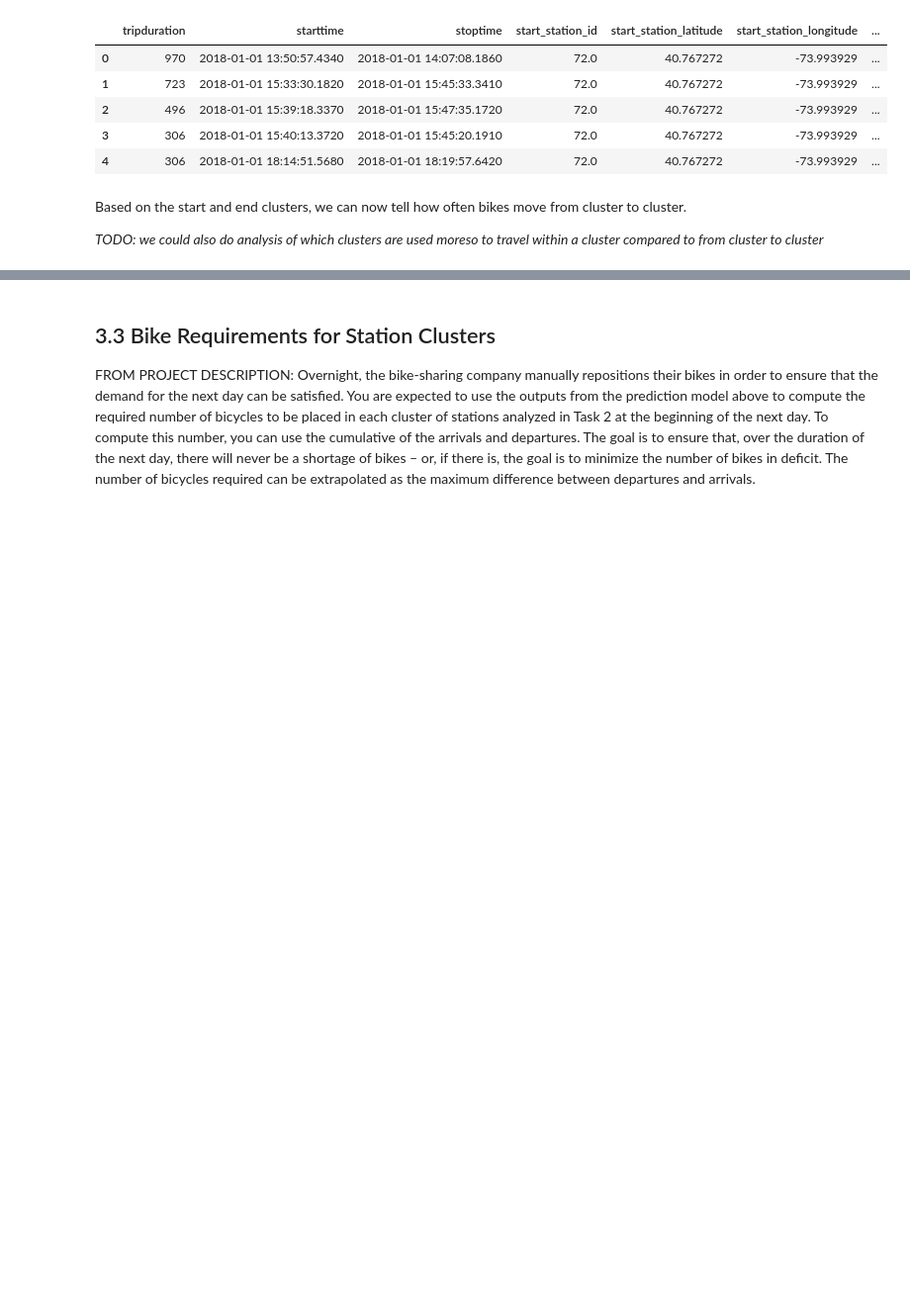
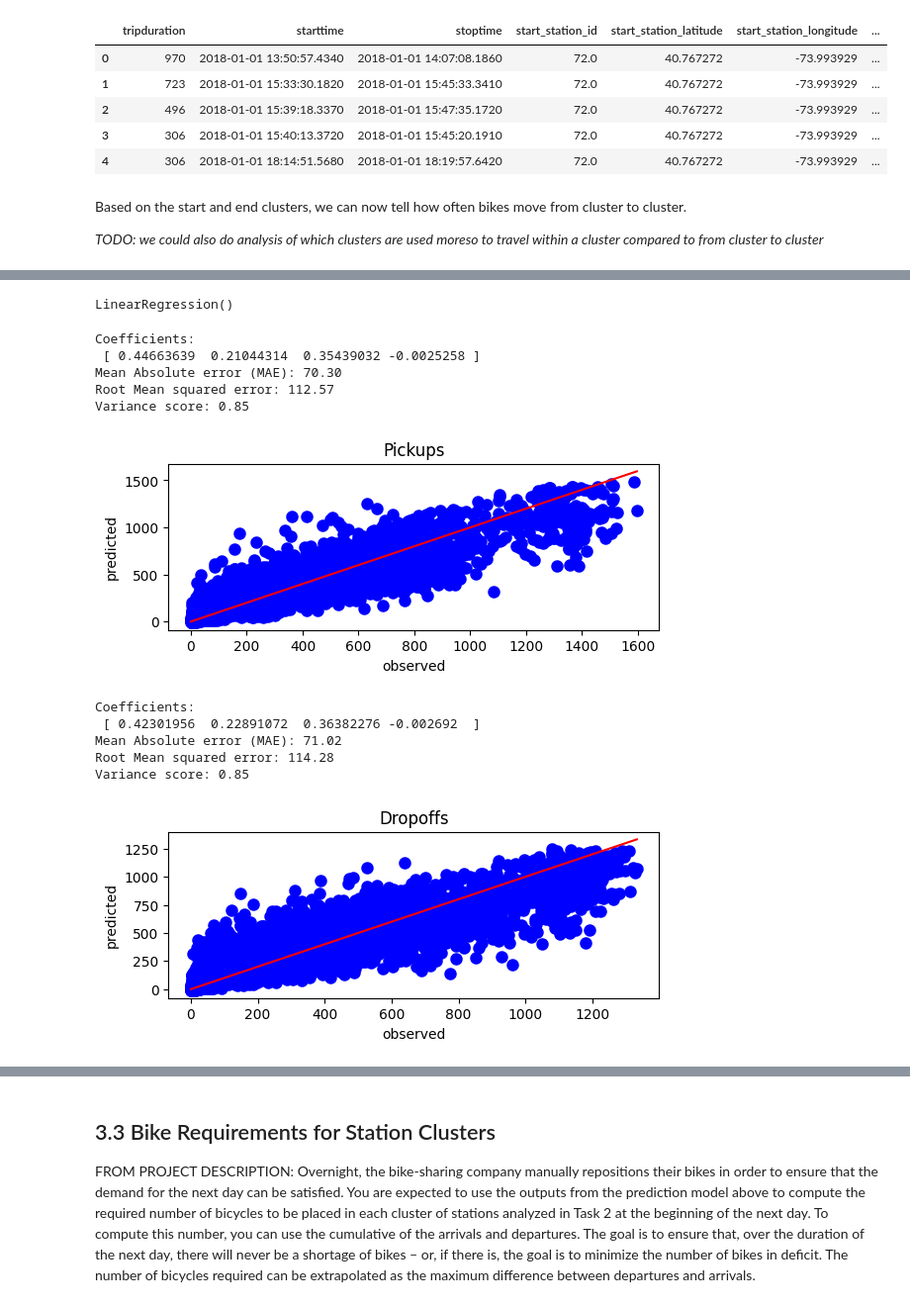
Before and after one commit to 4ug-aug/42577-IBA-Project, a Jupyter notebook: project_first_draft.ipynb, the cells around one changed output, grey strips where cells are left out. Shown at 99% size. Saved outputs shown, nothing was run; the diff lists cells and outputs as text; code cells hidden in the pictures; blank space fills up the shorter version.

```diff
--- a/project_first_draft.ipynb
+++ b/project_first_draft.ipynb
@@ -557,0 +597,6 @@ data. You should instead use the data from January to October (included) to trai
+# %%
+# merge dropoffs and pickups on index
+pickups_and_dropoffs = pickups.merge(dropoffs, left_index=True, right_index=True, how='outer')
+# replace NaN values associated with the merge with 0
+pickups_and_dropoffs = pickups_and_dropoffs.fillna(0)
+pickups_and_dropoffs
@@ -557,0 +661,66 @@ data. You should instead use the data from January to October (included) to trai
+# %%
+# linear regression model
+from sklearn.linear_model import LinearRegression
+
+# Create a linear regression model
+model_pickups = LinearRegression()
+model_dropoffs = LinearRegression()
+
+# Fit the model to the data
+X_pickups  = pickups_and_dropoffs[['1hLagPickups', '24hLagPickups', '168hLagPickups', 'hours_from_start']]
+X_dropoffs = pickups_and_dropoffs[['1hLagDropoffs', '24hLagDropoffs', '168hLagDropoffs', 'hours_from_start']]
+y_pickups  = pickups_and_dropoffs['pickups']
+y_dropoffs = pickups_and_dropoffs['dropoffs']
+
+model_pickups.fit(X_pickups, y_pickups)
+model_dropoffs.fit(X_dropoffs, y_dropoffs)
+# %% [output]
+LinearRegression()
+# %%
+def my_plot(model, x, y, title = None, size=0.1):
+
+    # if model is not list
+    if not isinstance(model, list):
+      print("end=")
+      model, x, y, title = [model], [x], [y], [title]
+
+    # Plot for each model in subplots
+    for i in range(len(model)):
+
+      # The coefficients
+      print('Coefficients: \n', model[i].coef_)
+      # The mean absolute error
+      print("Mean Absolute error (MAE): %.2f"% np.mean(abs(model[i].predict(x[i]) - y[i])))
+      # The mean squared error
+      print("Root Mean squared error: %.2f"
+            % np.sqrt(np.mean((model[i].predict(x[i]) - y[i]) ** 2)))
+      # Explained variance score: 1 is perfect prediction
+      print('Variance score: %.2f' % model[i].score(x[i], y[i]))
+
+      # Plot in subplot - vertical
+      plt.subplot(len(model), 1, i+1)
+      # Plot outputs
+      plt.scatter(y[i], model[i].predict(x[i]), color='blue',linewidth=3)
+      plt.plot([0, max(y[i])], [0, max(y[i])], color="red")
+      plt.rc('xtick', labelsize=10)    # fontsize of the tick labels
+      plt.rc('ytick', labelsize=10)    # fontsize of the tick labels
+      plt.xlabel("observed")
+      plt.ylabel("predicted")
+      plt.title(title[i])
+
+      plt.show()
+# %%
+my_plot([model_pickups, model_dropoffs], [X_pickups, X_dropoffs], [y_pickups, y_dropoffs], title = ["Pickups", "Dropoffs"])
+# %% [output]
+Coefficients:
+ [ 0.44663639  0.21044314  0.35439032 -0.0025258 ]
+Mean Absolute error (MAE): 70.30
+Root Mean squared error: 112.57
+Variance score: 0.85
+[figure, added]
+Coefficients:
+ [ 0.42301956  0.22891072  0.36382276 -0.002692  ]
+Mean Absolute error (MAE): 71.02
+Root Mean squared error: 114.28
+Variance score: 0.85
+[figure, added]
```
Also changed, not shown: parts of 13 cells of this notebook.
